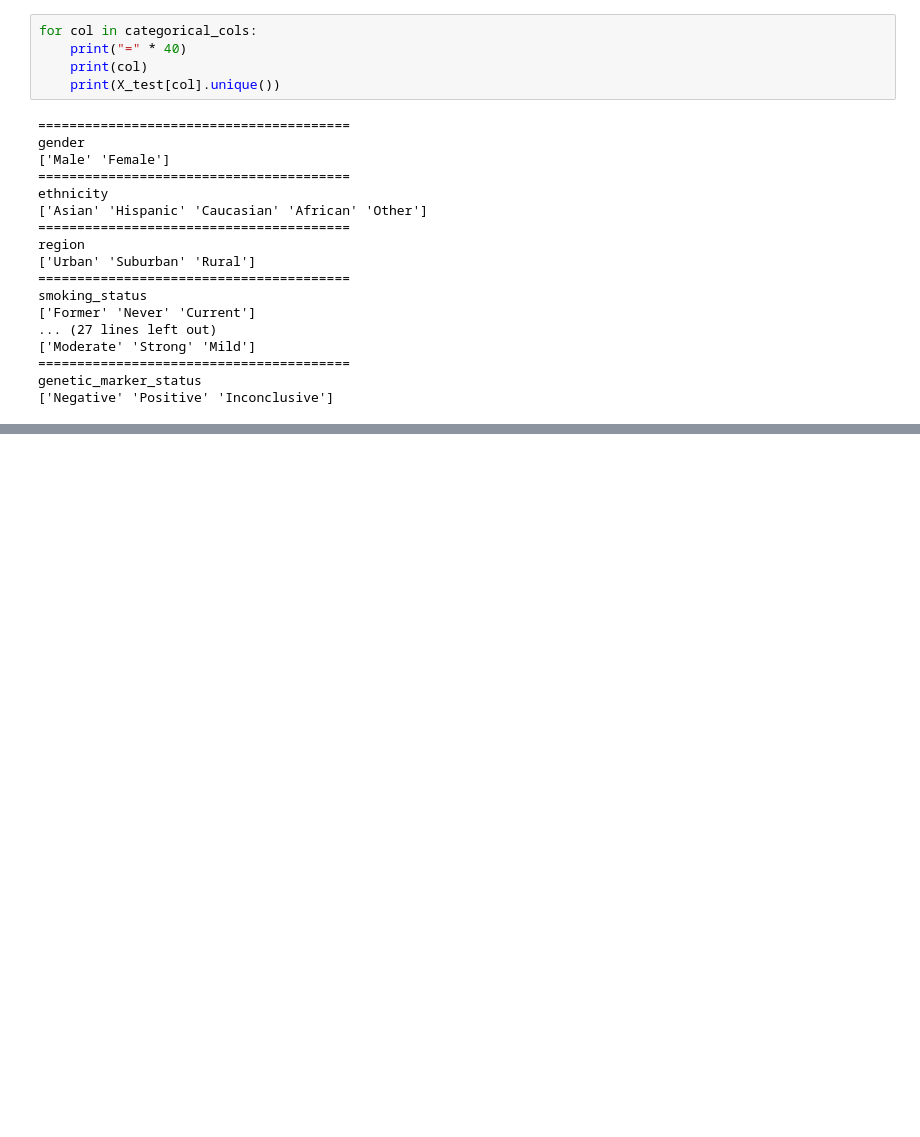
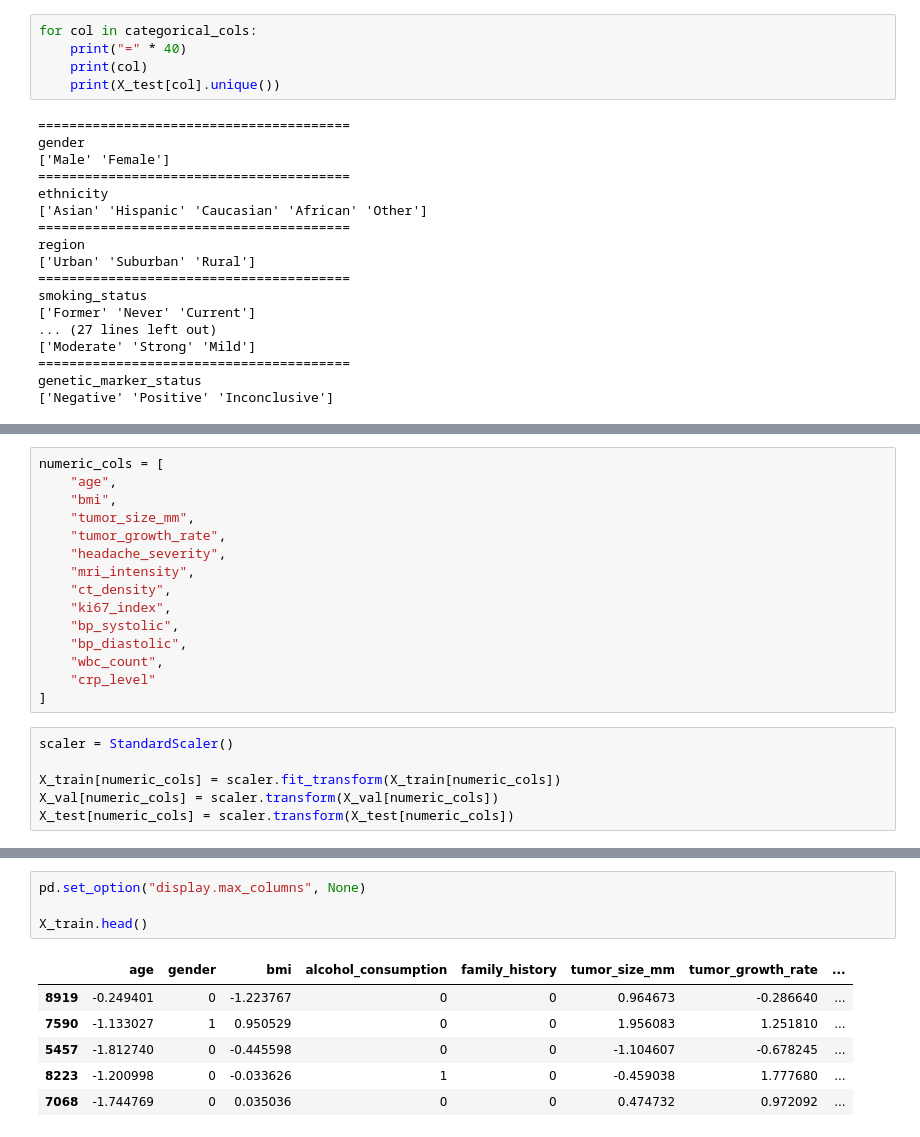
Before and after one commit to BlackBossX/Brain-Tumor-Classification, a Jupyter notebook: notebooks/BrainTumorClassification.ipynb, the cells around one changed output, grey strips where cells are left out. Saved outputs shown, nothing was run; the diff lists cells and outputs as text; blank space fills up the shorter version.

```diff
--- a/notebooks/BrainTumorClassification.ipynb
+++ b/notebooks/BrainTumorClassification.ipynb
@@ -313,0 +436,21 @@ genetic_marker_status
+# %%
+numeric_cols = [
+    "age",
+    "bmi",
+    "tumor_size_mm",
+    "tumor_growth_rate",
+    "headache_severity",
+    "mri_intensity",
+    "ct_density",
+    "ki67_index",
+    "bp_systolic",
+    "bp_diastolic",
+    "wbc_count",
+    "crp_level"
+]
+# %%
+scaler = StandardScaler()
+
+X_train[numeric_cols] = scaler.fit_transform(X_train[numeric_cols])
+X_val[numeric_cols] = scaler.transform(X_val[numeric_cols])
+X_test[numeric_cols] = scaler.transform(X_test[numeric_cols])
@@ -313,0 +473,11 @@ genetic_marker_status
+# %%
+pd.set_option("display.max_columns", None)
+
+X_train.head()
+# %% [output]
+|  | age | gender | bmi | alcohol_consumption | family_history | tumor_size_mm | tumor_growth_rate | ... |
+| 8919 | -0.249401 | 0 | -1.223767 | 0 | 0 | 0.964673 | -0.286640 | ... |
+| 7590 | -1.133027 | 1 | 0.950529 | 0 | 0 | 1.956083 | 1.251810 | ... |
+| 5457 | -1.812740 | 0 | -0.445598 | 0 | 0 | -1.104607 | -0.678245 | ... |
+| 8223 | -1.200998 | 0 | -0.033626 | 1 | 0 | -0.459038 | 1.777680 | ... |
+| 7068 | -1.744769 | 0 | 0.035036 | 0 | 0 | 0.474732 | 0.972092 | ... |
```
Also changed, not shown: parts of 16 cells of this notebook.
